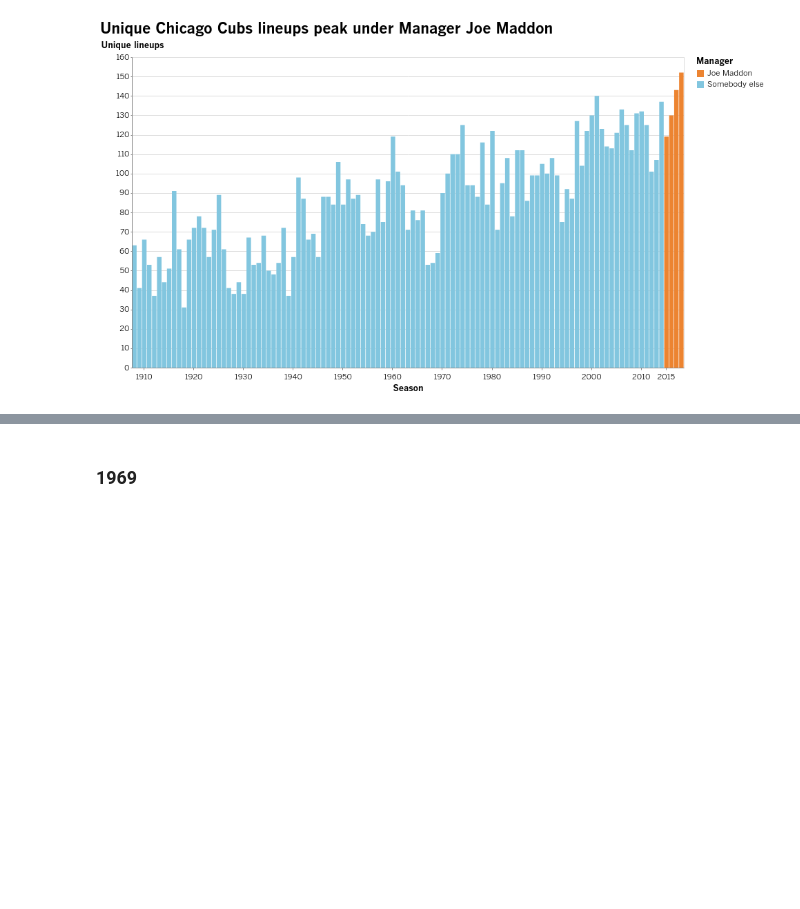
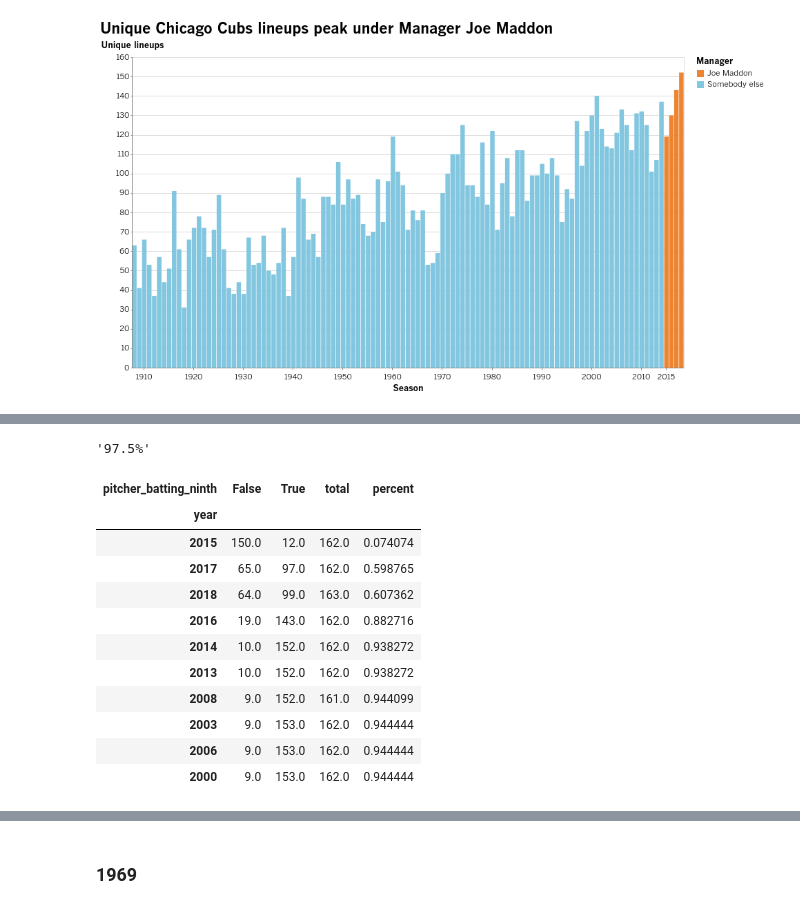
Before and after one commit to palewire/baseball-notebooks, a Jupyter notebook: cubs-lineups.ipynb, the cells around one changed output, grey strips where cells are left out. Cells and saved outputs as stored; diff of their text form; code cells hidden in the pictures; blank space fills up the shorter version.

```diff
--- a/cubs-lineups.ipynb
+++ b/cubs-lineups.ipynb
@@ -86,0 +89,6 @@ alt.Chart(lineups_by_year).mark_bar().encode(
+# %%
+f"{(len(df[df.nine == 'pitcher']) / len(df.nine))*100:.01f}%"
+# %% [output]
+'97.5%'
+# %%
+df['pitcher_batting_ninth'] = df['nine'] == 'pitcher'
@@ -86,0 +105,15 @@ alt.Chart(lineups_by_year).mark_bar().encode(
+# %%
+pitcher_ninth_by_year.sort_values(False, ascending=False).head(10)
+# %% [output]
+| pitcher_batting_ninth | False | True | total | percent |
+| year |  |  |  |  |
+| 2015 | 150.0 | 12.0 | 162.0 | 0.074074 |
+| 2017 | 65.0 | 97.0 | 162.0 | 0.598765 |
+| 2018 | 64.0 | 99.0 | 163.0 | 0.607362 |
+| 2016 | 19.0 | 143.0 | 162.0 | 0.882716 |
+| 2014 | 10.0 | 152.0 | 162.0 | 0.938272 |
+| 2013 | 10.0 | 152.0 | 162.0 | 0.938272 |
+| 2008 | 9.0 | 152.0 | 161.0 | 0.944099 |
+| 2003 | 9.0 | 153.0 | 162.0 | 0.944444 |
+| 2006 | 9.0 | 153.0 | 162.0 | 0.944444 |
+| 2000 | 9.0 | 153.0 | 162.0 | 0.944444 |
```
Also changed, not shown: parts of 7 cells of this notebook.
